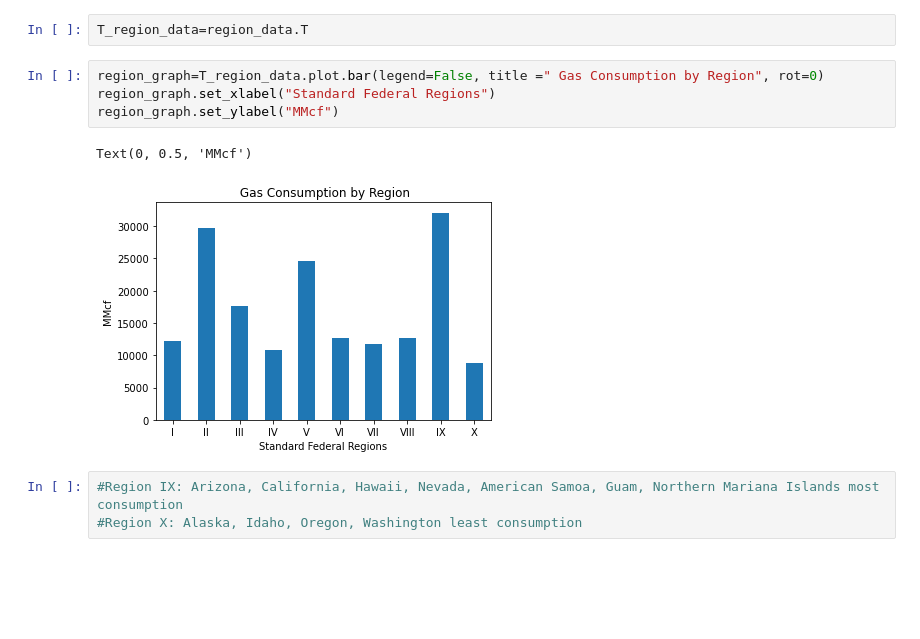
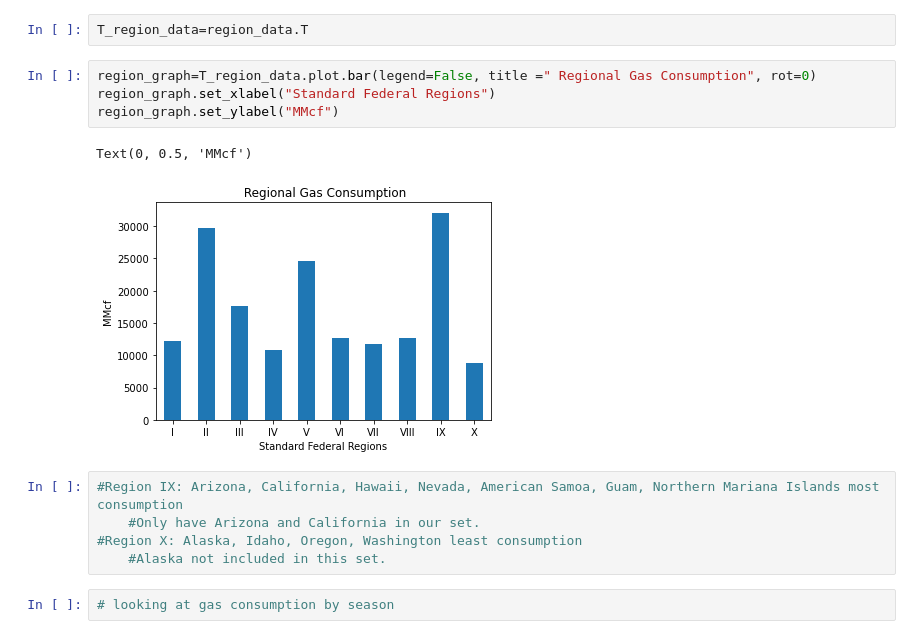
Before and after one commit to kcwf3d/databootcamp_Project_1, a Jupyter notebook: kw/kcw_natural_gas_weather.ipynb, the cells around one changed output. Drawn from its saved outputs; the diff is of its cells as text; blank space fills up the shorter version.

```diff
--- a/kw/kcw_natural_gas_weather.ipynb
+++ b/kw/kcw_natural_gas_weather.ipynb
@@ -170,12 +172,16 @@ region_data.head()
 # %%
 T_region_data=region_data.T
 # %%
-region_graph=T_region_data.plot.bar(legend=False, title =" Gas Consumption by Region", rot=0)
+region_graph=T_region_data.plot.bar(legend=False, title =" Regional Gas Consumption", rot=0)
 region_graph.set_xlabel("Standard Federal Regions")
 region_graph.set_ylabel("MMcf")
 # %% [output]
 Text(0, 0.5, 'MMcf')
-[figure, old version]
+[figure, new version]
 # %%
 #Region IX: Arizona, California, Hawaii, Nevada, American Samoa, Guam, Northern Mariana Islands most consumption
+    #Only have Arizona and California in our set.
 #Region X: Alaska, Idaho, Oregon, Washington least consumption
+    #Alaska not included in this set.
+# %%
+# looking at gas consumption by season
```
Also changed, not shown: parts of 12 cells of this notebook, 1 other file.
